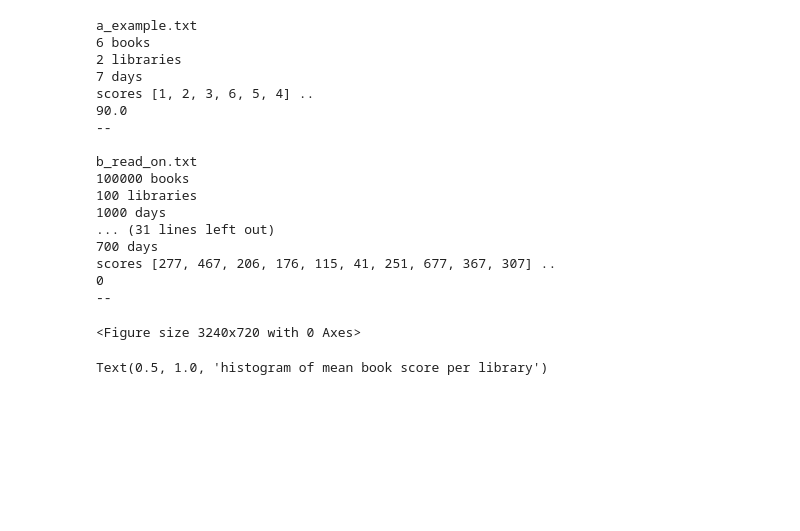
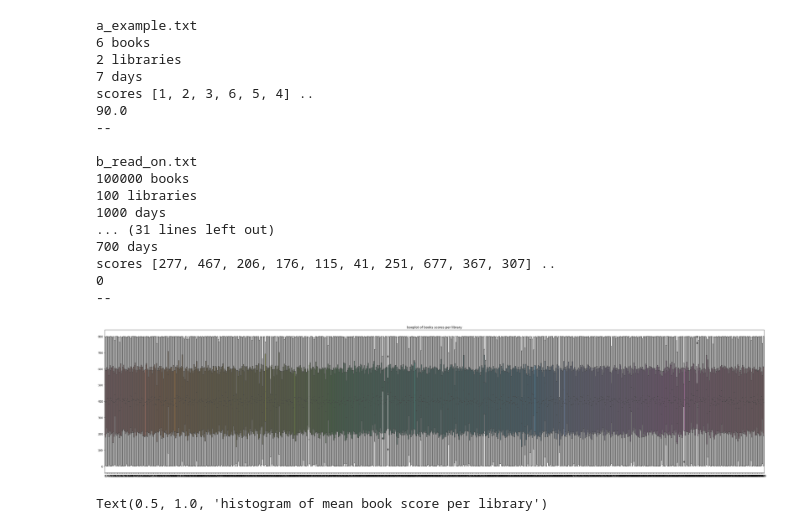
Before and after one commit to yoann-dufresne/BlaNiRaYo, a Jupyter notebook: data/viz_instances.ipynb, the cells around one changed output. Cells and saved outputs as stored; diff of their text form; code cells hidden in the pictures; blank space fills up the shorter version.

```diff
--- a/data/viz_instances.ipynb
+++ b/data/viz_instances.ipynb
@@ -50,35 +50,35 @@ nb_books, nb_libs, nb_days, scores, libs, books = parse("f_libraries_of_the_worl
 
 
 def analyze(libs):
     global scores
     libs_books_values = []
     libs_nb_books = []
     mean_lib_books_scores = []
     sum_lib_books_scores = []
     for lib in libs:
         libs_books_values += [[scores[book.ide] for book in lib.books]]
         total_score = sum([scores[book.ide] for book in lib.books])
         mean_score = (total_score / len(lib.books)) if len(lib.books) > 0 else 0
         mean_lib_books_scores += [mean_score]
         libs_nb_books += [len(lib.books)]
         sum_lib_books_scores += [total_score]
         for book in lib.books:
             score = scores[book.ide]
             if score < 0:
                 print("negative score?",score)
 
     dc = dict([(i,pd.Series(libs_books_values[i])) for i in range(len(libs_books_values))])
     #print(dc)
     df = pd.DataFrame(data=dc)
     #print(df)
     import matplotlib.pyplot as plt
     plt.figure(figsize=(45,10))
-    #sns.boxplot(data=df).set_title('boxplot of books scores per library') # slow, maybe disable it
+    sns.boxplot(data=df).set_title('boxplot of books scores per library') # slow, maybe disable it
     return libs_books_values, libs_nb_books, mean_lib_books_scores, sum_lib_books_scores
 
 libs_books_values, libs_nb_books, mean_lib_books_scores, sum_lib_books_scores = analyze(libs)
 # %% [output]
-<Figure size 3240x720 with 0 Axes>
+[figure, added]
 # %%
 sns.distplot(mean_lib_books_scores).set_title('histogram of mean book score per library')
 # %% [output]
```
Also changed, not shown: 3 other files.
